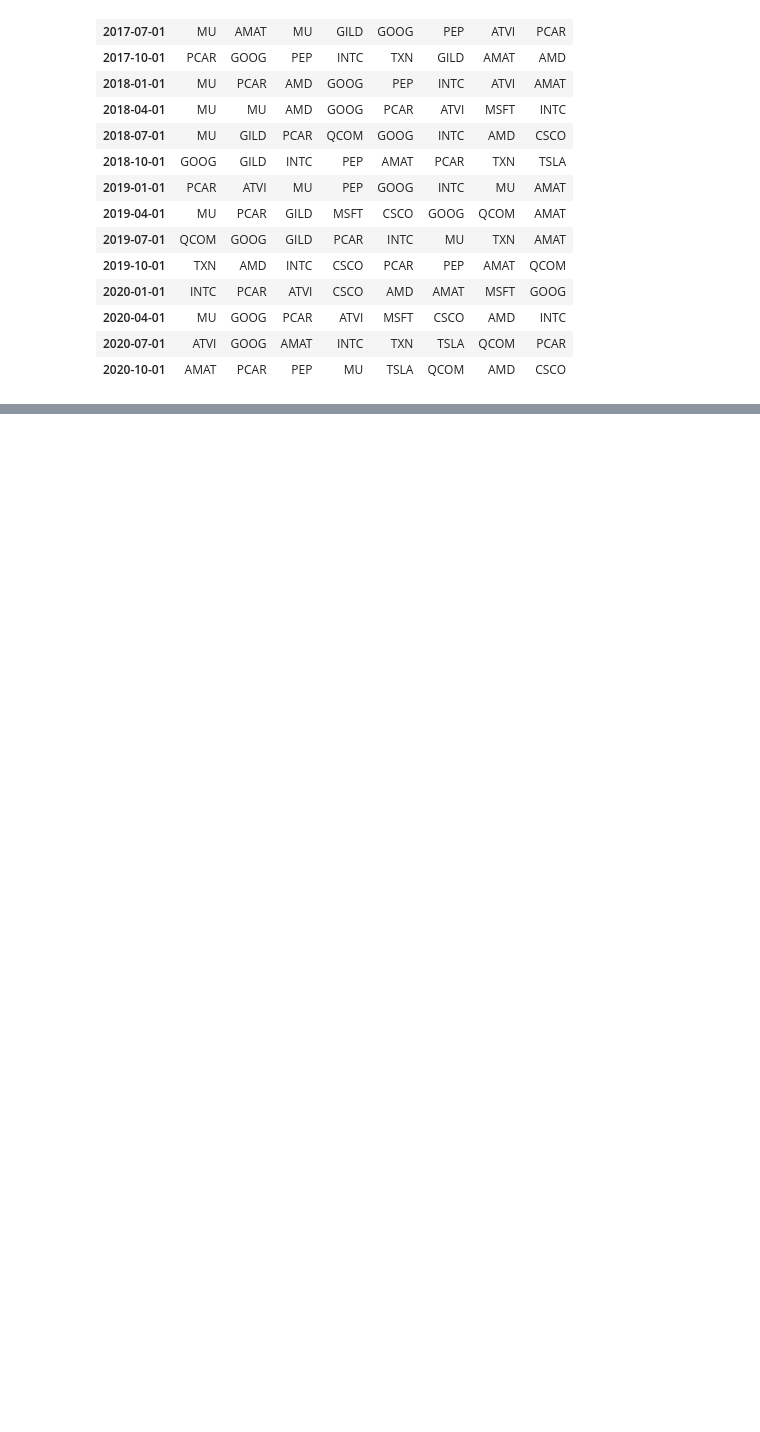
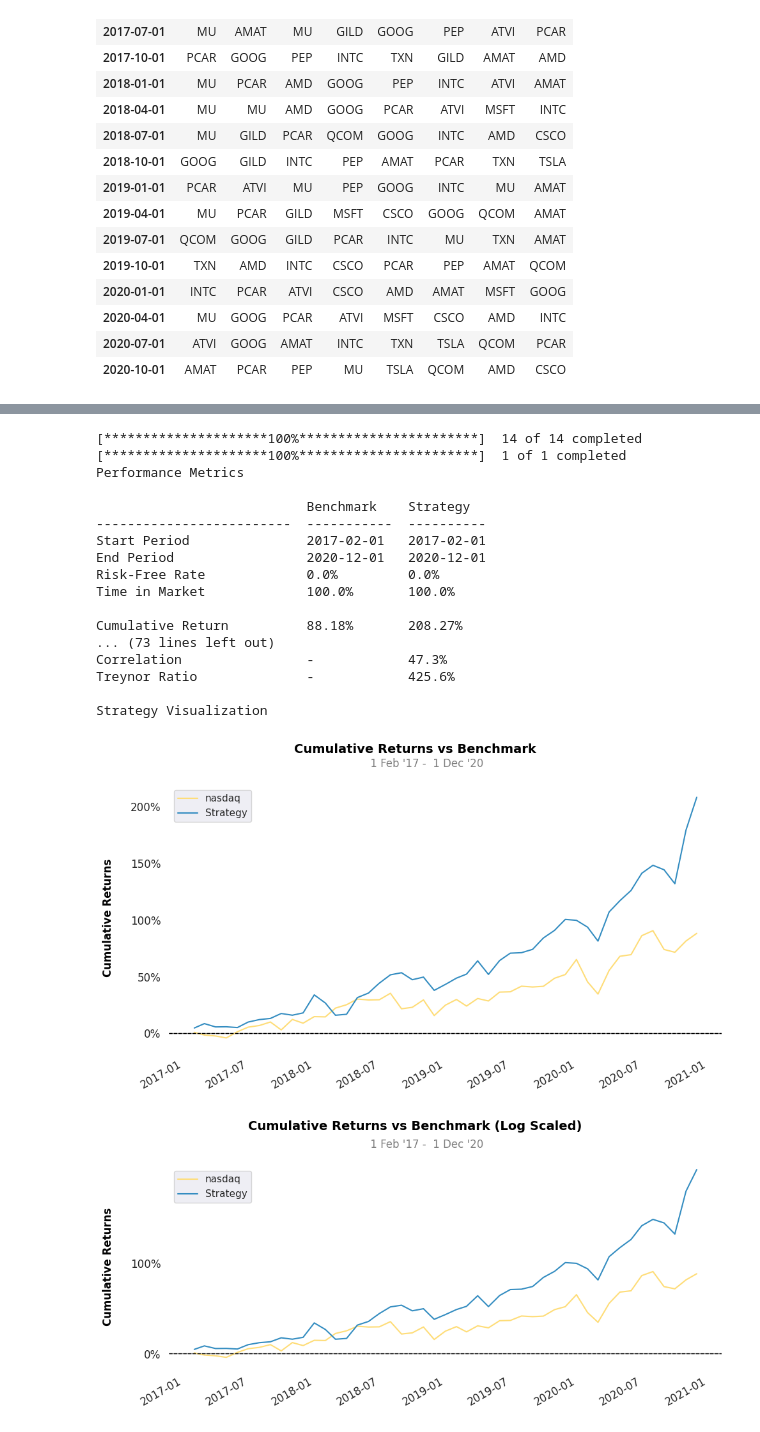
Before and after one commit to savio160502/TCC, a Jupyter notebook: Projeto.ipynb, the cells around one changed output, grey strips where cells are left out. Drawn from its saved outputs; the diff is of its cells as text; code cells hidden in the pictures; blank space fills up the shorter version.

```diff
--- a/Projeto.ipynb
+++ b/Projeto.ipynb
@@ -2243,0 +2301,40 @@ Estrategia_Quantamental(tickers,ratio,f_score_ratio_min,f_score_ratio_max,g_scor
+# %%
+tickers = ['GILD', 'MU', 'AMAT', 'MSFT', 'AMD', 'CSCO', 'QCOM',
+       'GOOG', 'TSLA', 'TXN', 'INTC', 'ATVI', 'PEP', 'PCAR']
+ratio = ['peRatio', 'priceToSalesRatio', 'pbRatio', 'evToSales',
+         'debtToEquity', 'evToFreeCashFlow', 'debtToAssets', 'netDebtToEBITDA']
+year = ['2017','2018', '2019', '2020']
+
+f_score_ratio_max = ['roe', 'returnOnTangibleAssets',
+                     'researchAndDdevelopementToRevenue', 'currentRatio']
+
+f_score_ratio_min = ['averagePayables',
+                     'daysOfInventoryOnHand', 'interestDebtPerShare']
+
+g_score_ratio_max = ['netIncomePerShare', 'freeCashFlowPerShare',
+                     "shareholdersEquityPerShare", 'cashPerShare', 'bookValuePerShare', 'incomeQuality']
+
+ticker_benchmark = 'NDAQ'
+name_benchmark = 'nasdaq'
+
+comparar_estrategia(tickers,ratio,f_score_ratio_min,f_score_ratio_max,g_score_ratio_max,year,ticker_benchmark,name_benchmark,6,'quarter')
+# %% [output]
+[*********************100%***********************]  14 of 14 completed
+[*********************100%***********************]  1 of 1 completed
+Performance Metrics
+
+                           Benchmark    Strategy
+-------------------------  -----------  ----------
+Start Period               2017-02-01   2017-02-01
+End Period                 2020-12-01   2020-12-01
+Risk-Free Rate             0.0%         0.0%
+Time in Market             100.0%       100.0%
+
+Cumulative Return          88.18%       208.27%
+... (73 lines left out)
+Correlation                -            47.3%
+Treynor Ratio              -            425.6%
+
+Strategy Visualization
+[figure, added]
+[figure, added]
```
Also changed, not shown: parts of 5 cells of this notebook.
